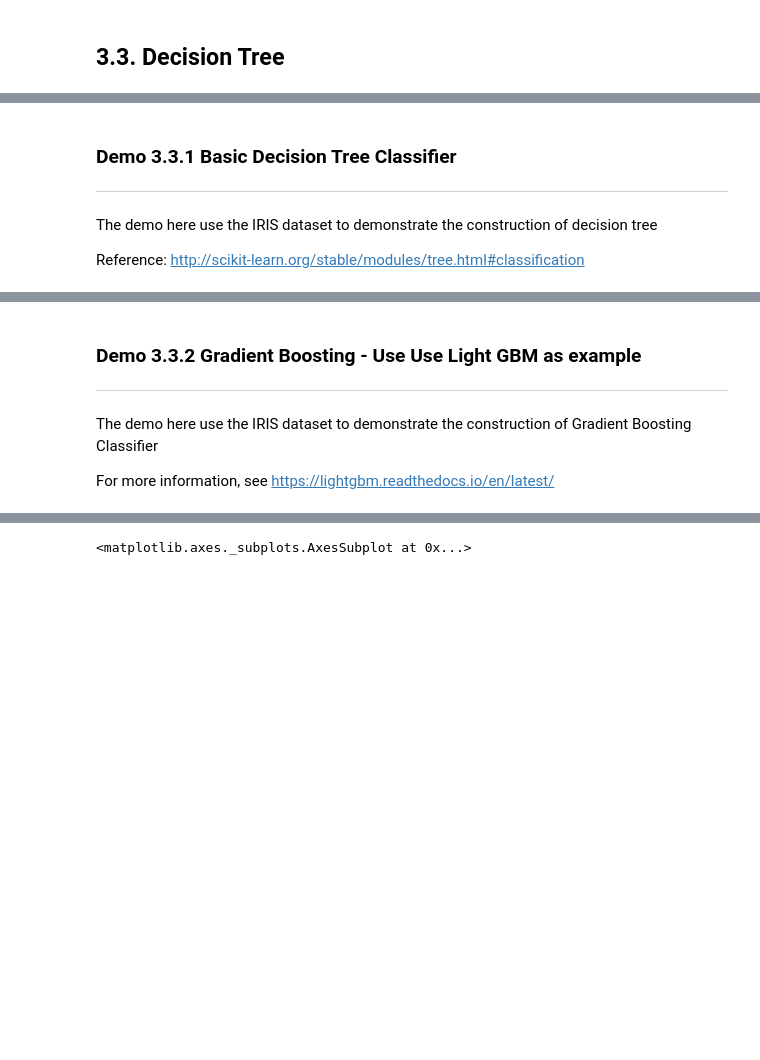
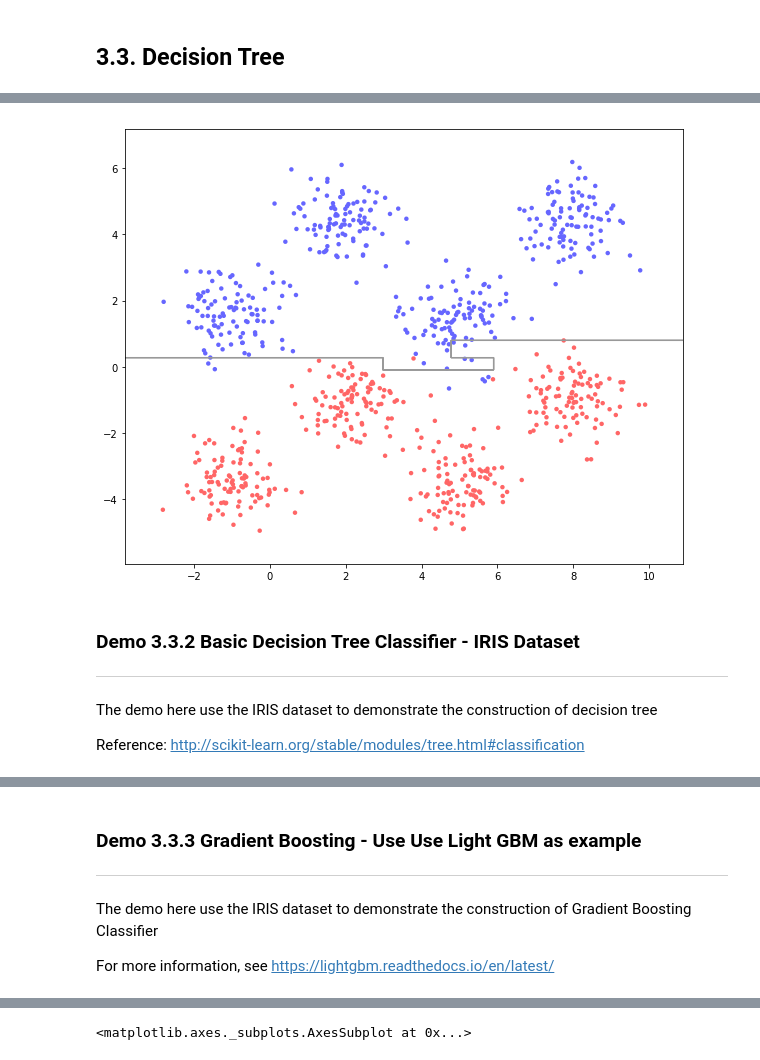
Before and after one commit to jessee-kung/tu-etp-ad1062, a Jupyter notebook: demo_03.ipynb, the cells around one changed output, grey strips where cells are left out. Drawn from its saved outputs; the diff is of its cells as text; code cells hidden in the pictures; blank space fills up the shorter version.

Commit message:
[demo03] Update decision tree demo with synthesis dataset

```diff
--- a/demo_03.ipynb
+++ b/demo_03.ipynb
@@ -200,5 +206,18 @@ MCE = 0.002
+# %%
+clfDT = sklearn.tree.DecisionTreeClassifier(
+    max_depth=5,
+    min_samples_leaf=5
+)
+clfDT = clfDT.fit(X_train, y_train)
+
+plot = Plot2D()
+plot.scatter(X_train, y_train)
+plot.classifierContour(X_train, y_train, clfDT)
+plot.show()
+# %% [output]
+[figure, added]
 # %% [markdown]
-### Demo 3.3.1 Basic Decision Tree Classifier
+### Demo 3.3.2 Basic Decision Tree Classifier - IRIS Dataset
 ----
 The demo here use the IRIS dataset to demonstrate the construction of decision tree
 
@@ -221,7 +240,7 @@ graph
 # %% [output]
 [drawing not drawn]
 # %% [markdown]
-### Demo 3.3.2 Gradient Boosting - Use Use Light GBM as example
+### Demo 3.3.3 Gradient Boosting - Use Use Light GBM as example
 ----
 The demo here use the IRIS dataset to demonstrate the construction of Gradient Boosting Classifier
 
```
Also changed, not shown: parts of 1 cell of this notebook.
